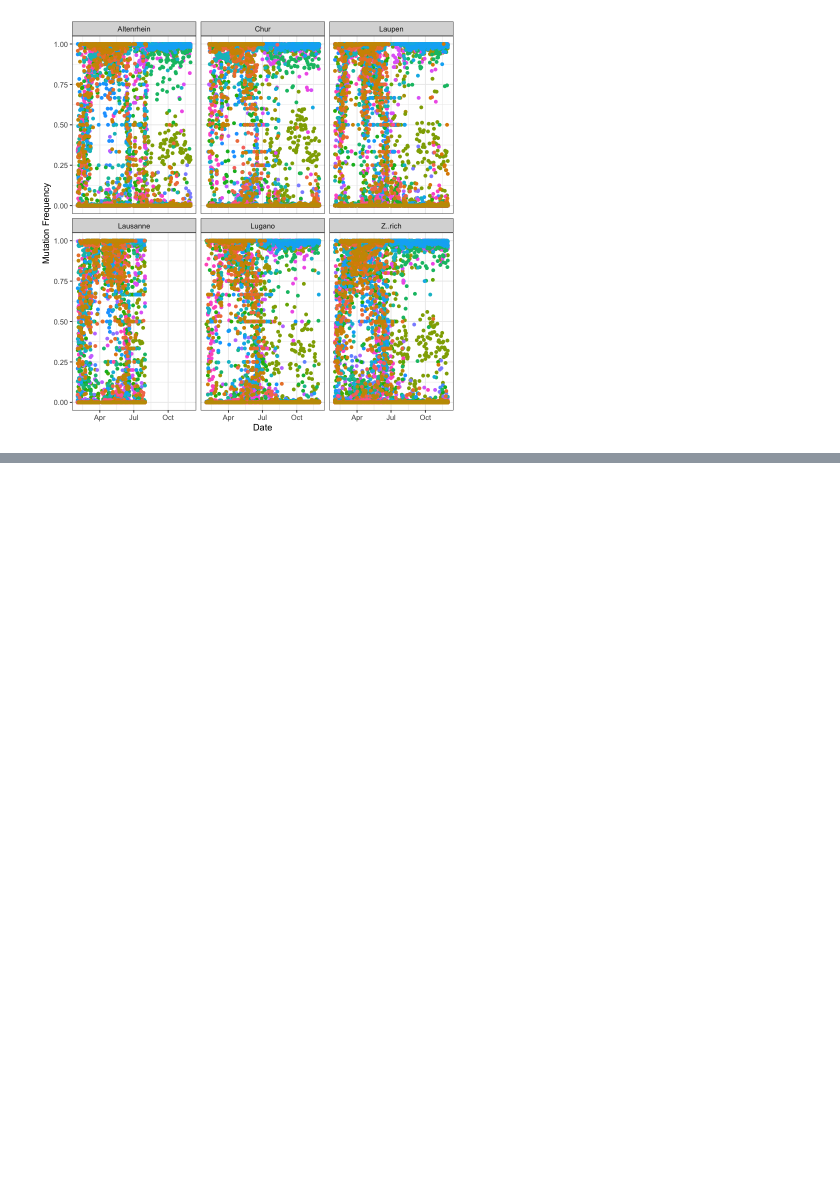
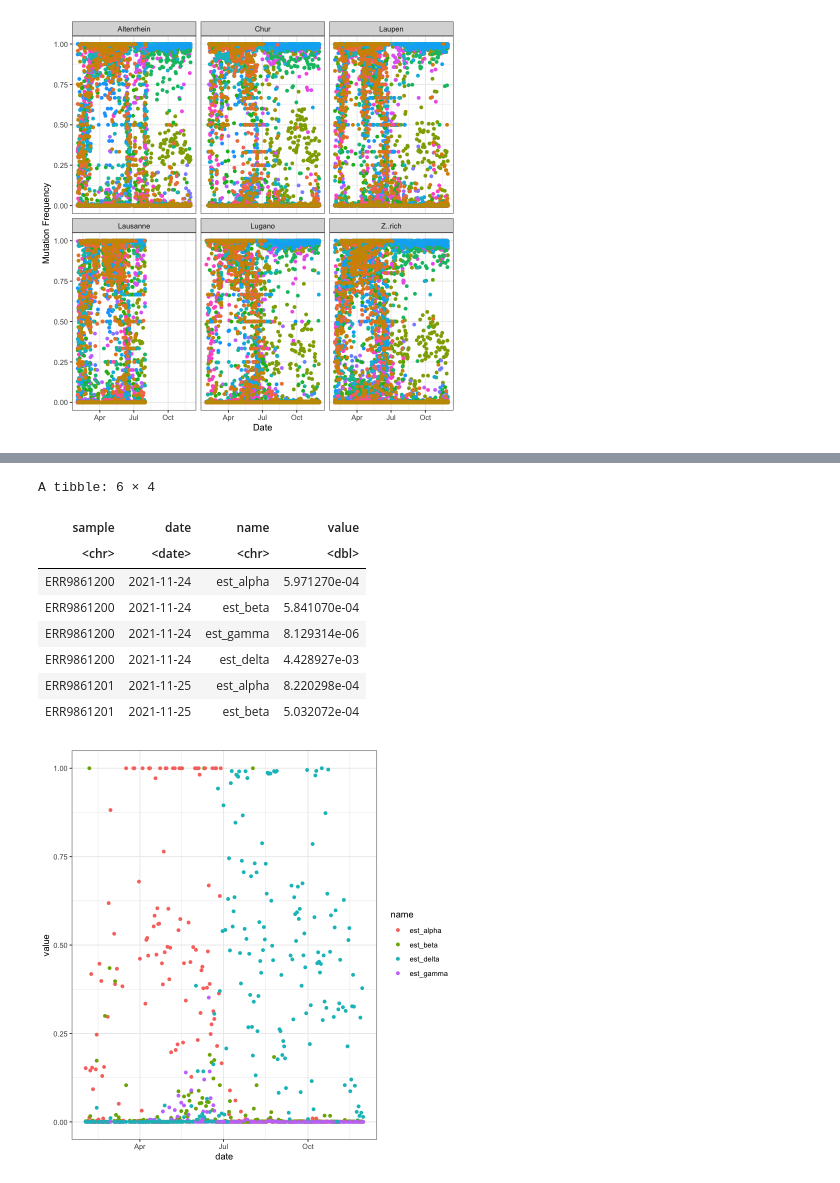
Before and after one commit to DASL-Lab/lineage-proportion-estimators, a Jupyter notebook: notebooks/varying-coefficient-model.ipynb, the cells around one changed output, grey strips where cells are left out. Cells and saved outputs as stored; diff of their text form; code cells hidden in the pictures; blank space fills up the shorter version.

```diff
--- a/notebooks/varying-coefficient-model.ipynb
+++ b/notebooks/varying-coefficient-model.ipynb
@@ -57,0 +79,35 @@ mygam <- gam(
+# %%
+samples <- unique(j2$sample)
+suppressWarnings(
+    ests <- sapply(samples, function(x) {
+        glm(
+            formula = cbind(count, coverage - count) ~ -1 +
+                alpha + beta + gamma + delta,
+            family = binomial(link = logit),
+            data = j2[j2$sample == x,]
+        ) |> coef() |> expit()
+    }) |> t()
+)
+colnames(ests) <- paste0("est_", colnames(ests))
+ests <- as.data.frame(ests)
+ests$sample <- rownames(ests)
+j2_dates <- data.frame(date = j2$date, sample = j2$sample) %>%
+    distinct()
+ests <- left_join(ests, j2_dates, by = "sample")
+lests <- tidyr::pivot_longer(ests, -c(date, sample))
+# %%
+head(lests)
+ggplot(lests) +
+    aes(x = date, y = value, colour = name) +
+    geom_point()
+# %% [output]
+A tibble: 6 × 4
+| sample | date | name | value |
+| <chr> | <date> | <chr> | <dbl> |
+| ERR9861200 | 2021-11-24 | est_alpha | 5.971270e-04 |
+| ERR9861200 | 2021-11-24 | est_beta | 5.841070e-04 |
+| ERR9861200 | 2021-11-24 | est_gamma | 8.129314e-06 |
+| ERR9861200 | 2021-11-24 | est_delta | 4.428927e-03 |
+| ERR9861201 | 2021-11-25 | est_alpha | 8.220298e-04 |
+| ERR9861201 | 2021-11-25 | est_beta | 5.032072e-04 |
+[figure, added]
```
Also changed, not shown: parts of 17 cells of this notebook.
